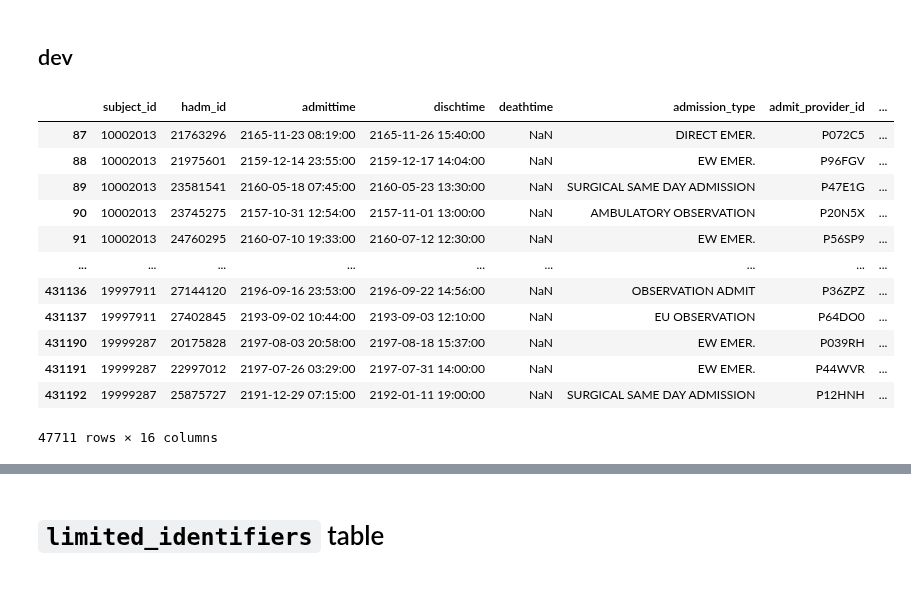
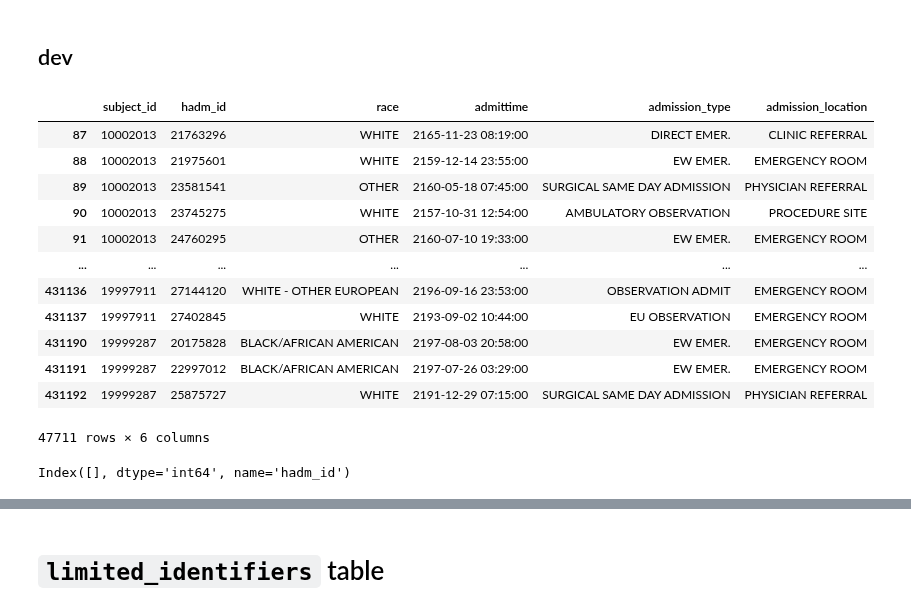
Before and after one commit to oldsandiaz/mimicclif, a Jupyter notebook: code/mimic-to-clif.ipynb, the cells around one changed output, grey strips where cells are left out. Cells and saved outputs as stored; diff of their text form; code cells hidden in the pictures.

```diff
--- a/code/mimic-to-clif.ipynb
+++ b/code/mimic-to-clif.ipynb
@@ -403,20 +406,30 @@ def item_id_to_value_instances_numeric(item_id: int, events: pd.DataFrame = char
 # %% [markdown]
 ## dev
 # %%
+# multiple race for one patient
 race_counts = admissions.groupby('subject_id')['race'].nunique()
-multiple_race_indices = race_counts[race_counts > 1].index
-admissions[admissions['subject_id'].isin(multiple_race_indices)]
+multi_race_indices = race_counts[race_counts > 1].index
+multi_race_encounters = admissions[
+    admissions['subject_id'].isin(multi_race_indices)
+    ][["subject_id", "hadm_id", "race", "admittime", "admission_type", "admission_location"]]
+multi_race_encounters
 # %% [output]
-|  | subject_id | hadm_id | admittime | dischtime | deathtime | admission_type | admit_provider_id | ... |
-| 87 | 10002013 | 21763296 | 2165-11-23 08:19:00 | 2165-11-26 15:40:00 | NaN | DIRECT EMER. | P072C5 | ... |
-| 88 | 10002013 | 21975601 | 2159-12-14 23:55:00 | 2159-12-17 14:04:00 | NaN | EW EMER. | P96FGV | ... |
-| 89 | 10002013 | 23581541 | 2160-05-18 07:45:00 | 2160-05-23 13:30:00 | NaN | SURGICAL SAME DAY ADMISSION | P47E1G | ... |
-| 90 | 10002013 | 23745275 | 2157-10-31 12:54:00 | 2157-11-01 13:00:00 | NaN | AMBULATORY OBSERVATION | P20N5X | ... |
-| 91 | 10002013 | 24760295 | 2160-07-10 19:33:00 | 2160-07-12 12:30:00 | NaN | EW EMER. | P56SP9 | ... |
-| ... | ... | ... | ... | ... | ... | ... | ... | ... |
-| 431136 | 19997911 | 27144120 | 2196-09-16 23:53:00 | 2196-09-22 14:56:00 | NaN | OBSERVATION ADMIT | P36ZPZ | ... |
-| 431137 | 19997911 | 27402845 | 2193-09-02 10:44:00 | 2193-09-03 12:10:00 | NaN | EU OBSERVATION | P64DO0 | ... |
-| 431190 | 19999287 | 20175828 | 2197-08-03 20:58:00 | 2197-08-18 15:37:00 | NaN | EW EMER. | P039RH | ... |
-| 431191 | 19999287 | 22997012 | 2197-07-26 03:29:00 | 2197-07-31 14:00:00 | NaN | EW EMER. | P44WVR | ... |
-| 431192 | 19999287 | 25875727 | 2191-12-29 07:15:00 | 2192-01-11 19:00:00 | NaN | SURGICAL SAME DAY ADMISSION | P12HNH | ... |
+|  | subject_id | hadm_id | race | admittime | admission_type | admission_location |
+| 87 | 10002013 | 21763296 | WHITE | 2165-11-23 08:19:00 | DIRECT EMER. | CLINIC REFERRAL |
+| 88 | 10002013 | 21975601 | WHITE | 2159-12-14 23:55:00 | EW EMER. | EMERGENCY ROOM |
+| 89 | 10002013 | 23581541 | OTHER | 2160-05-18 07:45:00 | SURGICAL SAME DAY ADMISSION | PHYSICIAN REFERRAL |
+| 90 | 10002013 | 23745275 | WHITE | 2157-10-31 12:54:00 | AMBULATORY OBSERVATION | PROCEDURE SITE |
+| 91 | 10002013 | 24760295 | OTHER | 2160-07-10 19:33:00 | EW EMER. | EMERGENCY ROOM |
+| ... | ... | ... | ... | ... | ... | ... |
+| 431136 | 19997911 | 27144120 | WHITE - OTHER EUROPEAN | 2196-09-16 23:53:00 | OBSERVATION ADMIT | EMERGENCY ROOM |
+| 431137 | 19997911 | 27402845 | WHITE | 2193-09-02 10:44:00 | EU OBSERVATION | EMERGENCY ROOM |
+| 431190 | 19999287 | 20175828 | BLACK/AFRICAN AMERICAN | 2197-08-03 20:58:00 | EW EMER. | EMERGENCY ROOM |
+| 431191 | 19999287 | 22997012 | BLACK/AFRICAN AMERICAN | 2197-07-26 03:29:00 | EW EMER. | EMERGENCY ROOM |
+| 431192 | 19999287 | 25875727 | WHITE | 2191-12-29 07:15:00 | SURGICAL SAME DAY ADMISSION | PHYSICIAN REFERRAL |
-47711 rows × 16 columns
+47711 rows × 6 columns
+# %%
+# but only one race per encounter:
+race_counts = admissions.groupby('hadm_id')['race'].nunique()
+race_counts[race_counts > 1].index
+# %% [output]
+Index([], dtype='int64', name='hadm_id')
```
Also changed, not shown: parts of 12 cells of this notebook.
